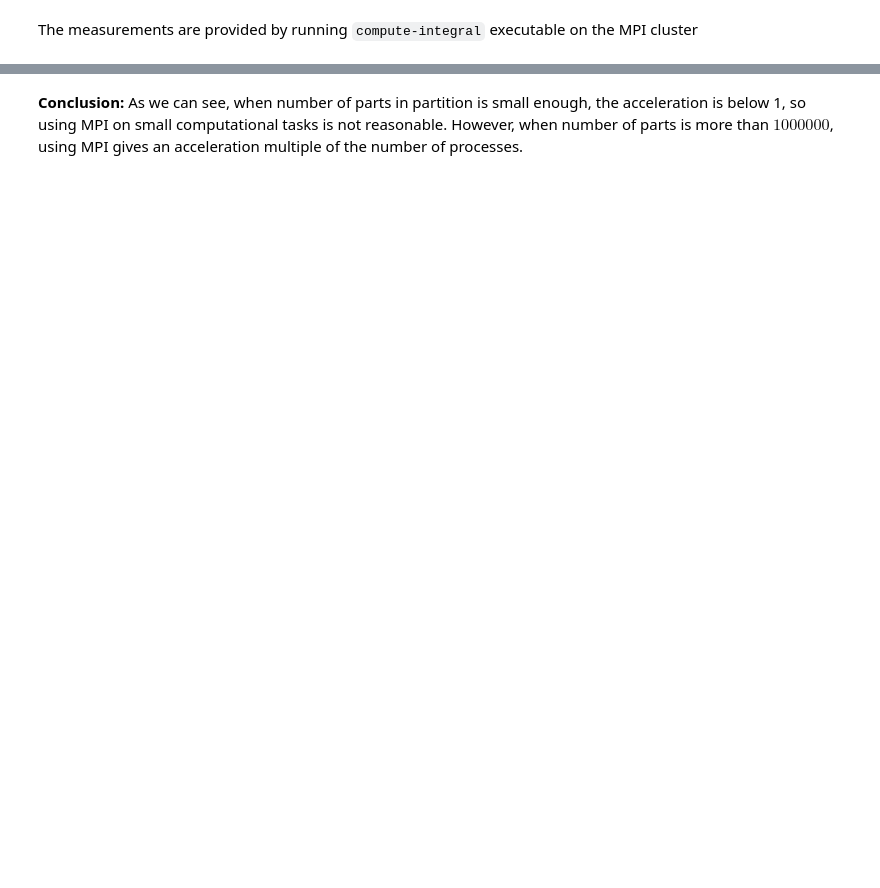
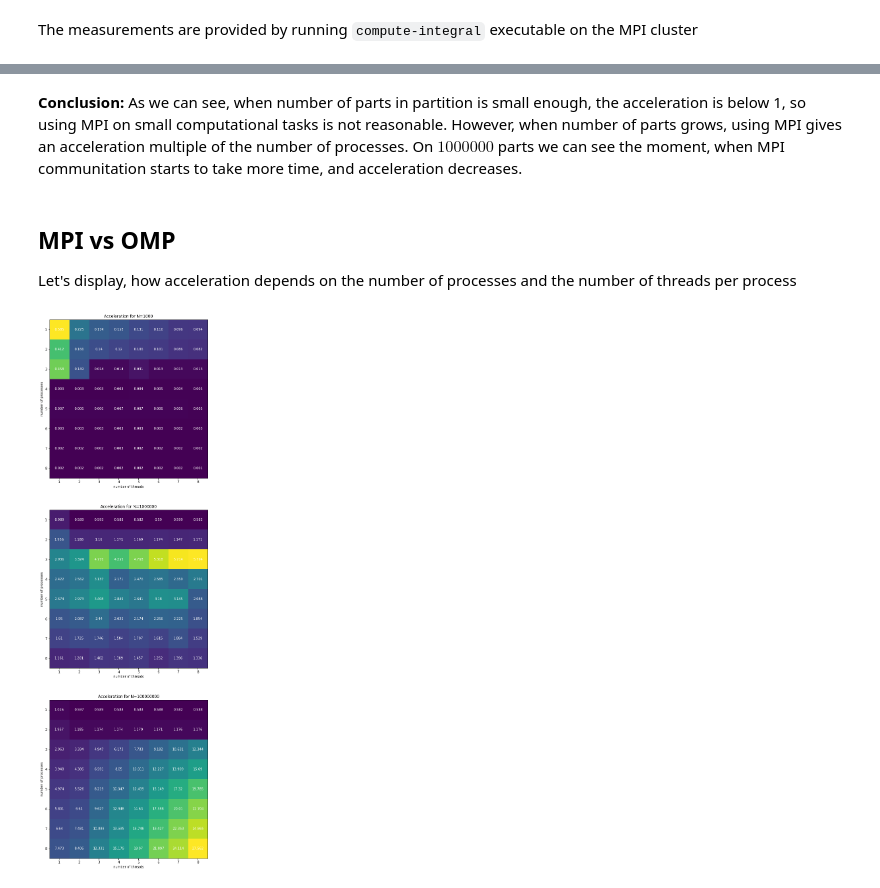
Before and after one commit to Shishqa/MPI-integral-computer, a Jupyter notebook: results/report.ipynb, the cells around one changed output, grey strips where cells are left out. Drawn from its saved outputs; the diff is of its cells as text; code cells hidden in the pictures; blank space fills up the shorter version.

```diff
--- a/results/report.ipynb
+++ b/results/report.ipynb
@@ -49,3 +42,37 @@ Text(0.5, 0, 'number of MPI processes')
 # %% [markdown]
-__Conclusion:__ As we can see, when number of parts in partition is small enough, the acceleration is below 1, so using MPI on small computational tasks is not reasonable. However, when number of parts is more than $1000000$, using MPI gives an acceleration multiple of the number of processes.
+__Conclusion:__ As we can see, when number of parts in partition is small enough, the acceleration is below 1, so using MPI on small computational tasks is not reasonable. However, when number of parts grows, using MPI gives an acceleration multiple of the number of processes. On $1000000$ parts we can see the moment, when MPI communitation starts to take more time, and acceleration decreases.
+# %% [markdown]
+## MPI vs OMP
+
+Let's display, how acceleration depends on the number of processes and the number of threads per process
+# %%
+def display_heatmap(data, n_parts, ax):
+    data_slice = data.loc[data['parts'] == n_parts]
+
+    accel = data_slice.pivot(index='proc', columns='threads', values='accel')
+    accel = accel.round(3)
+
+    ax.imshow(accel)
+    ax.set_title("Acceleration for N={}".format(n_parts))
+    ax.set_xlabel("number of threads")
+    ax.set_ylabel("number of processes")
+
+    # We want to show all ticks...
+    ax.set_xticks(np.arange(len(accel.index)))
+    ax.set_yticks(np.arange(len(accel.columns)))
+    # ... and label them with the respective list entries
+    ax.set_xticklabels(accel.index)
+    ax.set_yticklabels(accel.columns)
+
+    for i in range(len(accel.index)):
+        for j in range(len(accel.columns)):
+            text = ax.text(j, i, accel[j+1][i+1], ha="center", va="center", color="w")
+
+fig, ax = plt.subplots(3, 1, figsize=(10, 30))
+
+display_heatmap(data, 1000, ax[0])
+display_heatmap(data, 1000000, ax[1])
+display_heatmap(data, 100000000, ax[2])
+# %% [output]
+[figure, added]
 # %%
```
Also changed, not shown: parts of 6 cells of this notebook, 16 other files.
